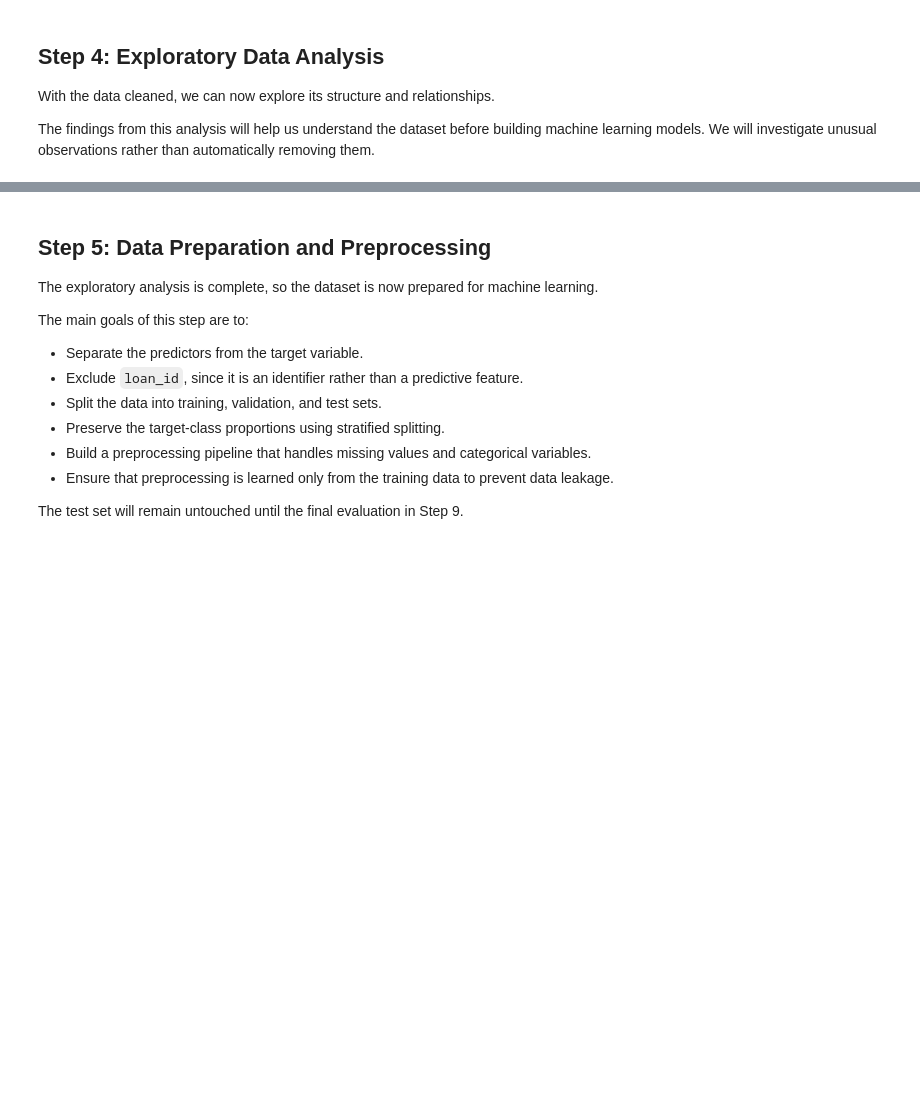
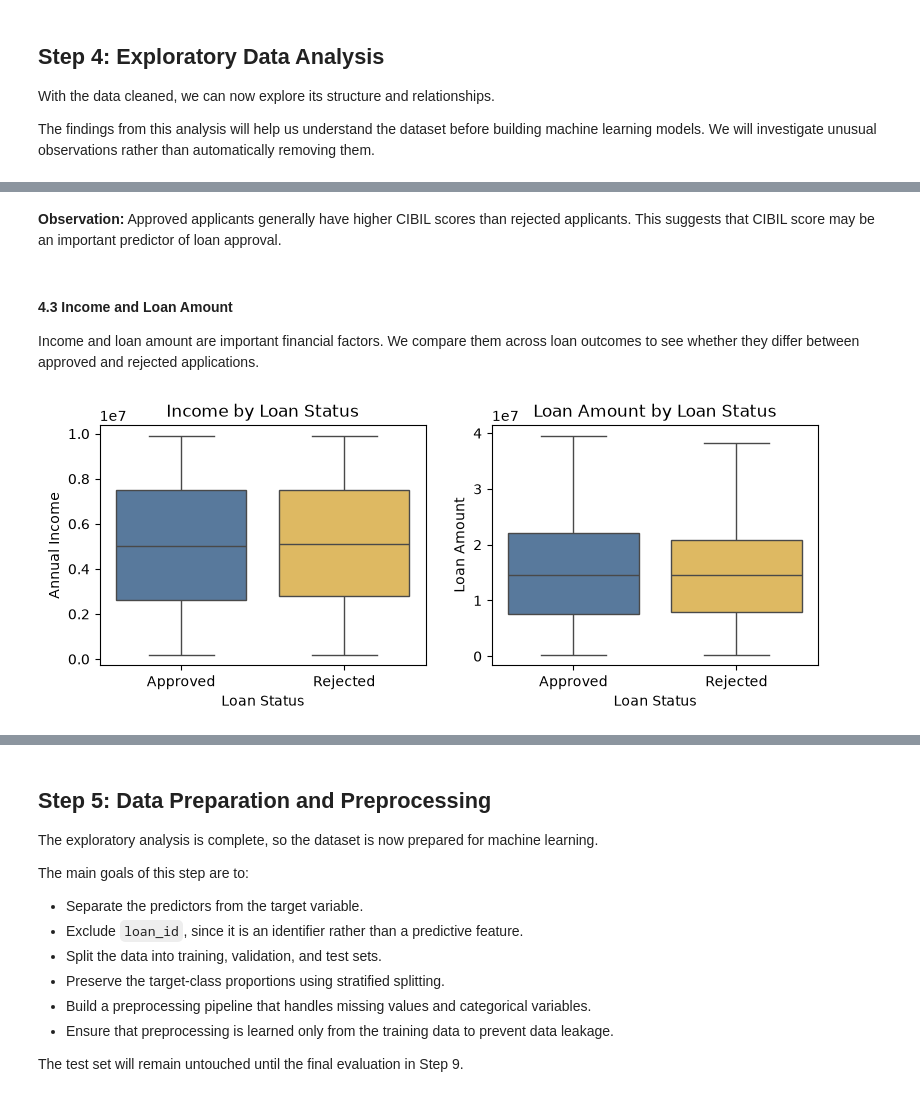
Before and after one commit to Benjamin-Ajagun/loan-approval-prediction, a Jupyter notebook: loan_approval_prediction.ipynb, the cells around one changed output, grey strips where cells are left out. Saved outputs shown, nothing was run; the diff lists cells and outputs as text; code cells hidden in the pictures; blank space fills up the shorter version.

```diff
--- a/loan_approval_prediction.ipynb
+++ b/loan_approval_prediction.ipynb
@@ -822,0 +637,39 @@ Overall, the EDA provides an understanding of the main patterns and potential is
+# %% [markdown]
+**Observation:** Approved applicants generally have higher CIBIL scores than rejected applicants. This suggests that CIBIL score may be an important predictor of loan approval.
+# %% [markdown]
+#### 4.3 Income and Loan Amount
+
+Income and loan amount are important financial factors. We compare them across loan outcomes to see whether they differ between approved and rejected applications.
+# %%
+fig, axes = plt.subplots(1, 2, figsize=(8, 3.5))
+
+sns.boxplot(
+    data=df_cleaned,
+    x="loan_status",
+    y="income_annum",
+    hue="loan_status",
+    palette={"Approved": "#4C78A8", "Rejected": "#F2C14E"},
+    legend=False,
+    ax=axes[0]
+)
+axes[0].set_title("Income by Loan Status")
+axes[0].set_xlabel("Loan Status")
+axes[0].set_ylabel("Annual Income")
+
+sns.boxplot(
+    data=df_cleaned,
+    x="loan_status",
+    y="loan_amount",
+    hue="loan_status",
+    palette={"Approved": "#4C78A8", "Rejected": "#F2C14E"},
+    legend=False,
+    ax=axes[1]
+)
+axes[1].set_title("Loan Amount by Loan Status")
+axes[1].set_xlabel("Loan Status")
+axes[1].set_ylabel("Loan Amount")
+
+plt.tight_layout()
+plt.show()
+# %% [output]
+[figure, added]
```
Also changed, not shown: parts of 24 cells of this notebook.
